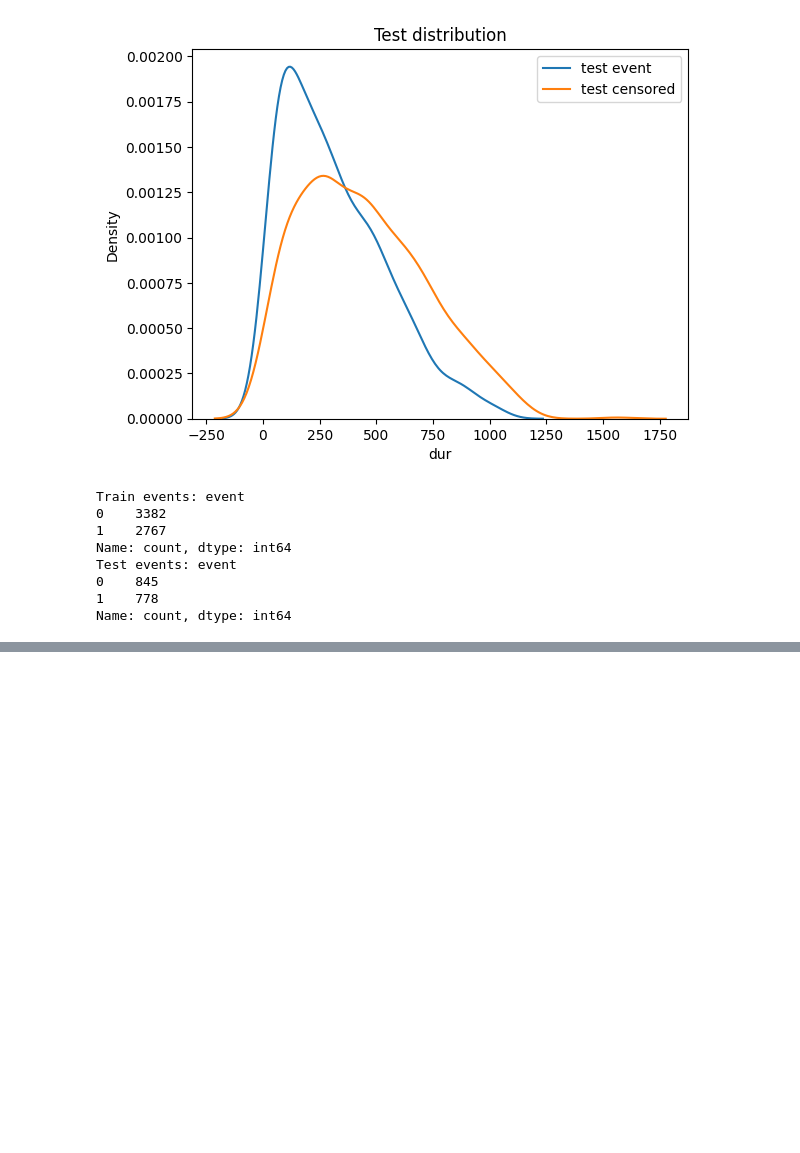
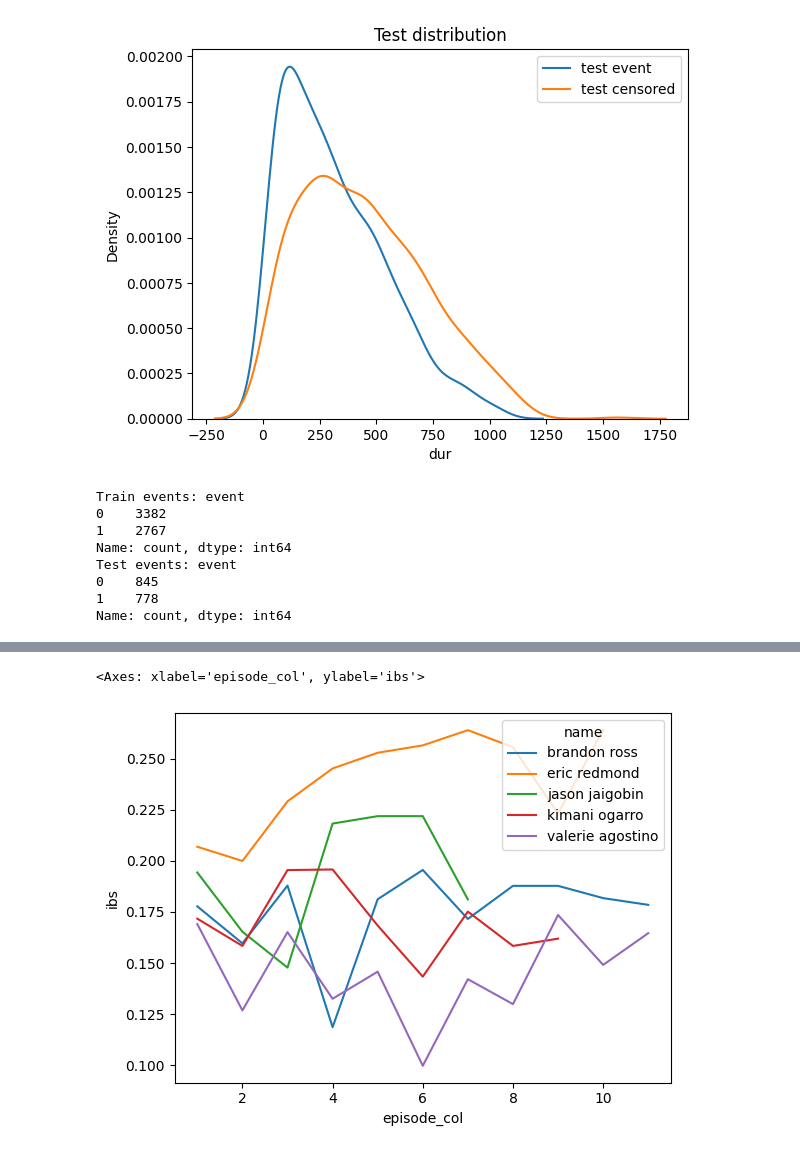
Before and after one commit to DKoleda6/recurrent_event, a Jupyter notebook: main_jupyter.ipynb, the cells around one changed output, grey strips where cells are left out. Drawn from its saved outputs; the diff is of its cells as text; code cells hidden in the pictures; blank space fills up the shorter version.

```diff
--- a/main_jupyter.ipynb
+++ b/main_jupyter.ipynb
@@ -174,0 +308,7 @@ plt.show()
+# %%
+freq_name = test_df_results.query("episode_col >= 8")["name"].unique()
+sns.lineplot(x="episode_col", y="ibs", hue="name",
+                data=test_df_results.query(f"name.isin({list(freq_name)}) and (event == 1)"))
+# %% [output]
+<Axes: xlabel='episode_col', ylabel='ibs'>
+[figure, added]
```
Also changed, not shown: parts of 14 cells of this notebook.
